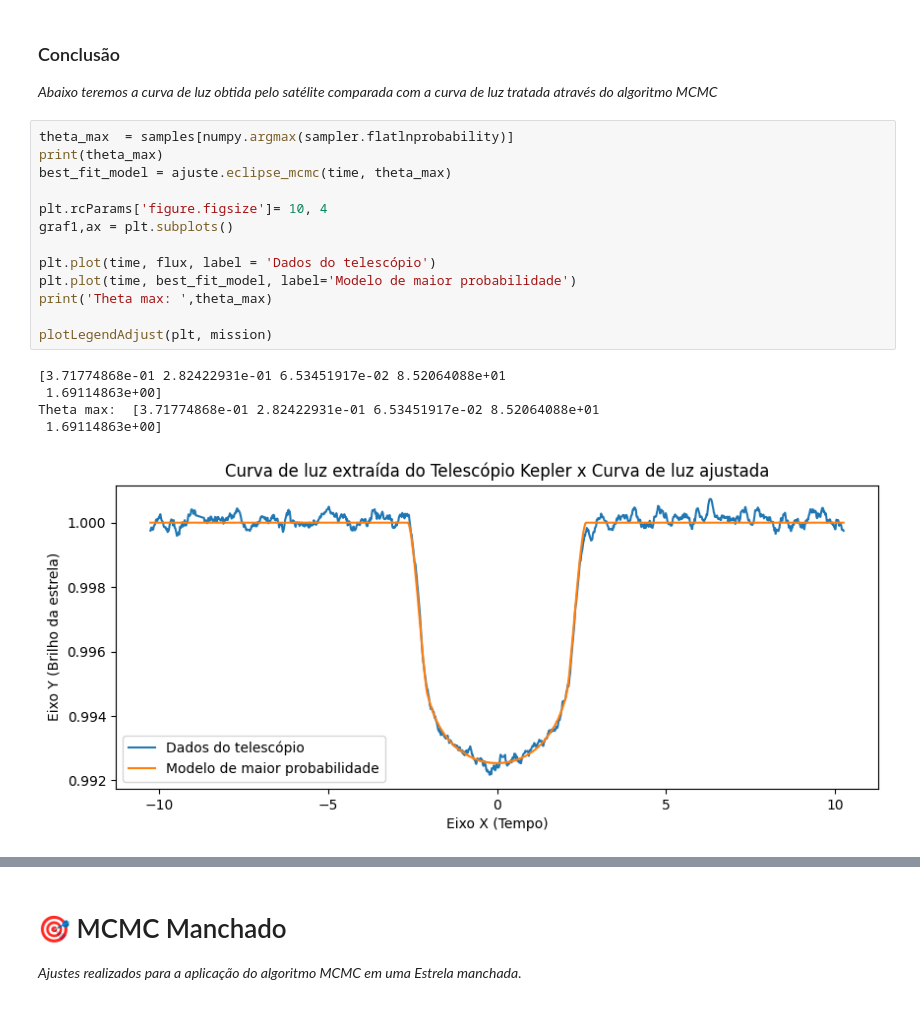
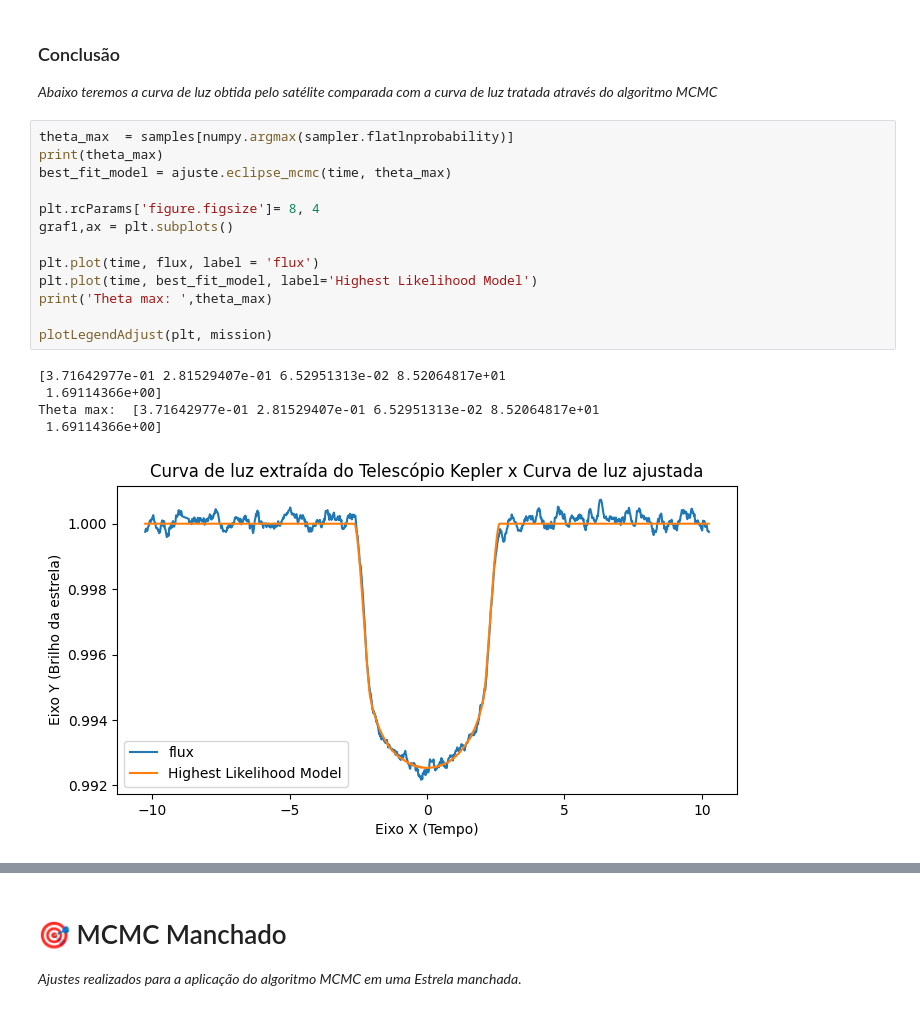
Before and after one commit to tiago-ferrer/pipelineMCMC, a Jupyter notebook: Eclipse/main-mcmc.ipynb, the cells around one changed output, grey strips where cells are left out. Cells and saved outputs as stored; diff of their text form.

```diff
--- a/Eclipse/main-mcmc.ipynb
+++ b/Eclipse/main-mcmc.ipynb
@@ -194,22 +194,22 @@ _Abaixo teremos a curva de luz obtida pelo satélite comparada com a curva de lu
 # %%
 theta_max  = samples[numpy.argmax(sampler.flatlnprobability)]
 print(theta_max)
 best_fit_model = ajuste.eclipse_mcmc(time, theta_max)
 
-plt.rcParams['figure.figsize']= 10, 4
+plt.rcParams['figure.figsize']= 8, 4
 graf1,ax = plt.subplots()
 
-plt.plot(time, flux, label = 'Dados do telescópio')
-plt.plot(time, best_fit_model, label='Modelo de maior probabilidade')
+plt.plot(time, flux, label = 'flux')
+plt.plot(time, best_fit_model, label='Highest Likelihood Model')
 print('Theta max: ',theta_max)
 
 plotLegendAdjust(plt, mission)
 # %% [output]
-[3.71774868e-01 2.82422931e-01 6.53451917e-02 8.52064088e+01
- 1.69114863e+00]
-Theta max:  [3.71774868e-01 2.82422931e-01 6.53451917e-02 8.52064088e+01
- 1.69114863e+00]
+[3.71642977e-01 2.81529407e-01 6.52951313e-02 8.52064817e+01
+ 1.69114366e+00]
+Theta max:  [3.71642977e-01 2.81529407e-01 6.52951313e-02 8.52064817e+01
+ 1.69114366e+00]
-[figure, old version]
+[figure, new version]
 # %%
 labels = ['u1','u2','a','inc','rp']
 fig = corner.corner(samples,show_titles=True,labels=labels,plot_datapoints=True,quantiles=[0.16, 0.5, 0.84])
```
Also changed, not shown: parts of 9 cells of this notebook.
